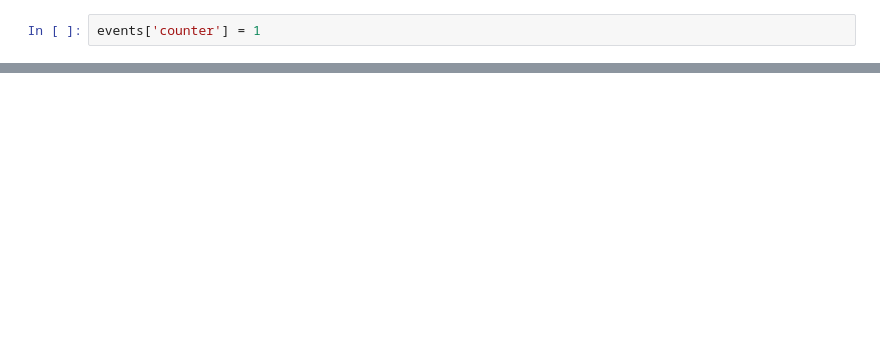
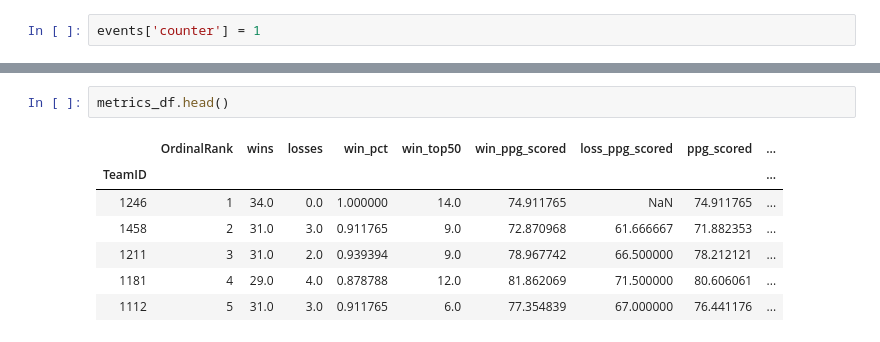
Before and after one commit to jwalecka/march_madness, a Jupyter notebook: march_madness_repo/notebooks/exploratory_notebook.ipynb, the cells around one changed output, grey strips where cells are left out. Cells and saved outputs as stored; diff of their text form; blank space fills up the shorter version.

```diff
--- a/march_madness_repo/notebooks/exploratory_notebook.ipynb
+++ b/march_madness_repo/notebooks/exploratory_notebook.ipynb
@@ -75,0 +129,10 @@ shot_dist.head()
+# %%
+metrics_df.head()
+# %% [output]
+|  | OrdinalRank | wins | losses | win_pct | win_top50 | win_ppg_scored | loss_ppg_scored | ppg_scored | ... |
+| TeamID |  |  |  |  |  |  |  |  | ... |
+| 1246 | 1 | 34.0 | 0.0 | 1.000000 | 14.0 | 74.911765 | NaN | 74.911765 | ... |
+| 1458 | 2 | 31.0 | 3.0 | 0.911765 | 9.0 | 72.870968 | 61.666667 | 71.882353 | ... |
+| 1211 | 3 | 31.0 | 2.0 | 0.939394 | 9.0 | 78.967742 | 66.500000 | 78.212121 | ... |
+| 1181 | 4 | 29.0 | 4.0 | 0.878788 | 12.0 | 81.862069 | 71.500000 | 80.606061 | ... |
+| 1112 | 5 | 31.0 | 3.0 | 0.911765 | 6.0 | 77.354839 | 67.000000 | 76.441176 | ... |
```
Also changed, not shown: parts of 13 cells of this notebook, 1 other file.
